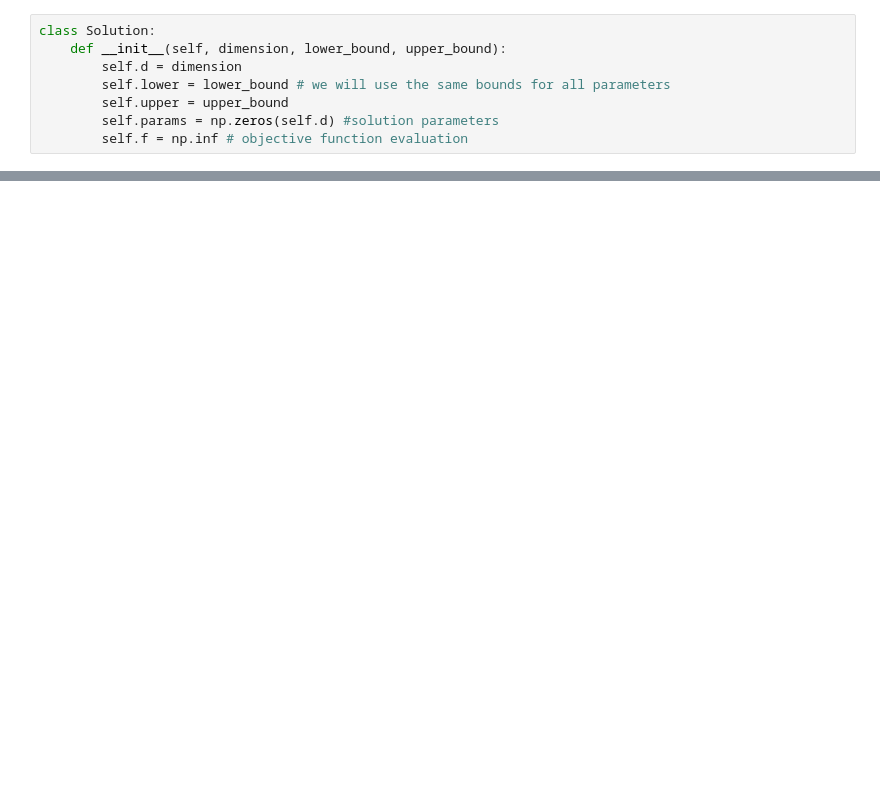
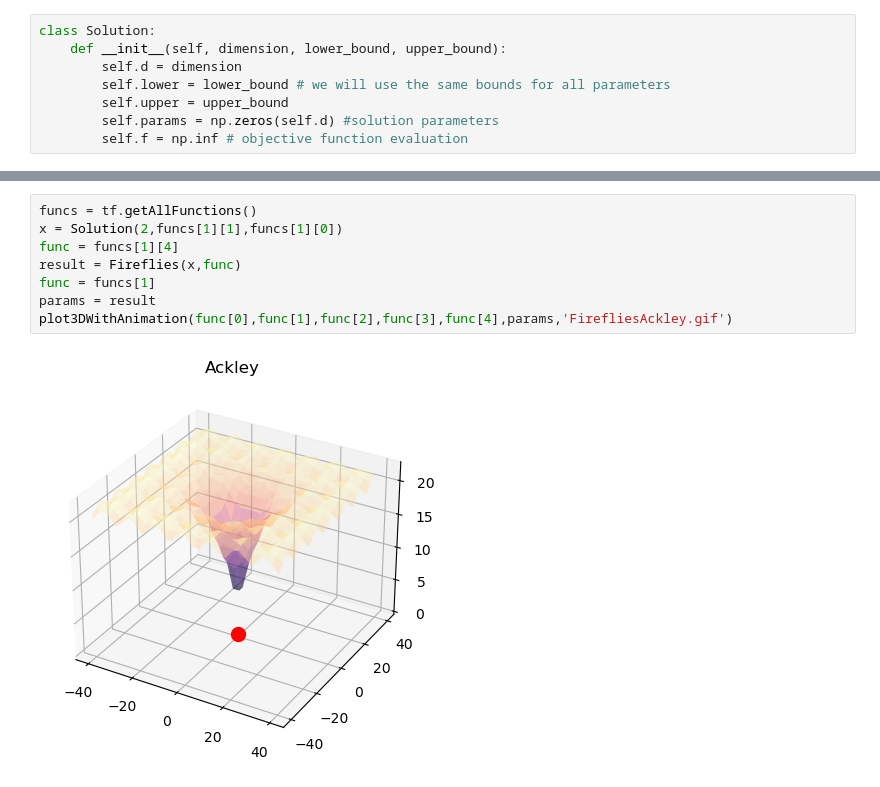
Before and after one commit to BoushiSeikatsu/BIA, a Jupyter notebook: CV9/CV9.ipynb, the cells around one changed output, grey strips where cells are left out. Drawn from its saved outputs; the diff is of its cells as text; blank space fills up the shorter version.

```diff
--- a/CV9/CV9.ipynb
+++ b/CV9/CV9.ipynb
@@ -74,0 +148,10 @@ def Fireflies(solution, func):
+# %%
+funcs = tf.getAllFunctions()
+x = Solution(2,funcs[1][1],funcs[1][0])
+func = funcs[1][4]
+result = Fireflies(x,func)
+func = funcs[1]
+params = result
+plot3DWithAnimation(func[0],func[1],func[2],func[3],func[4],params,'FirefliesAckley.gif')
+# %% [output]
+[figure, added]
```
Also changed, not shown: parts of 6 cells of this notebook, 2 other files.
